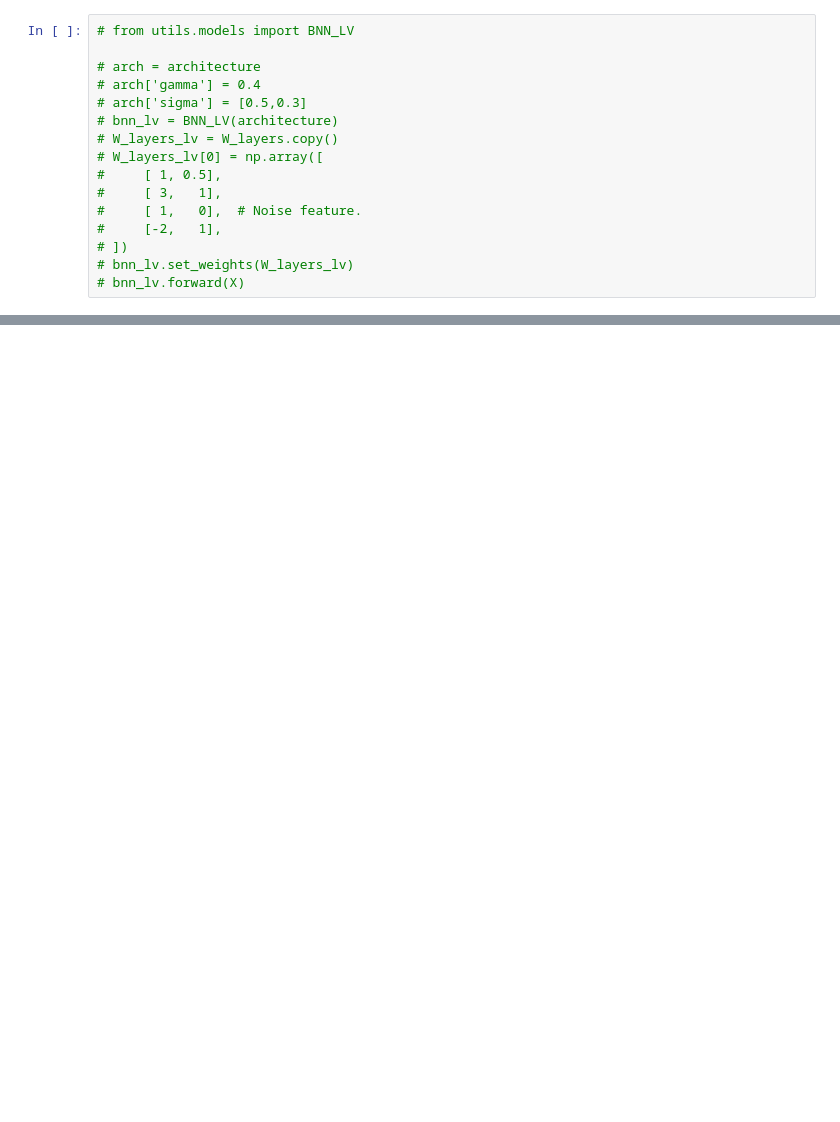
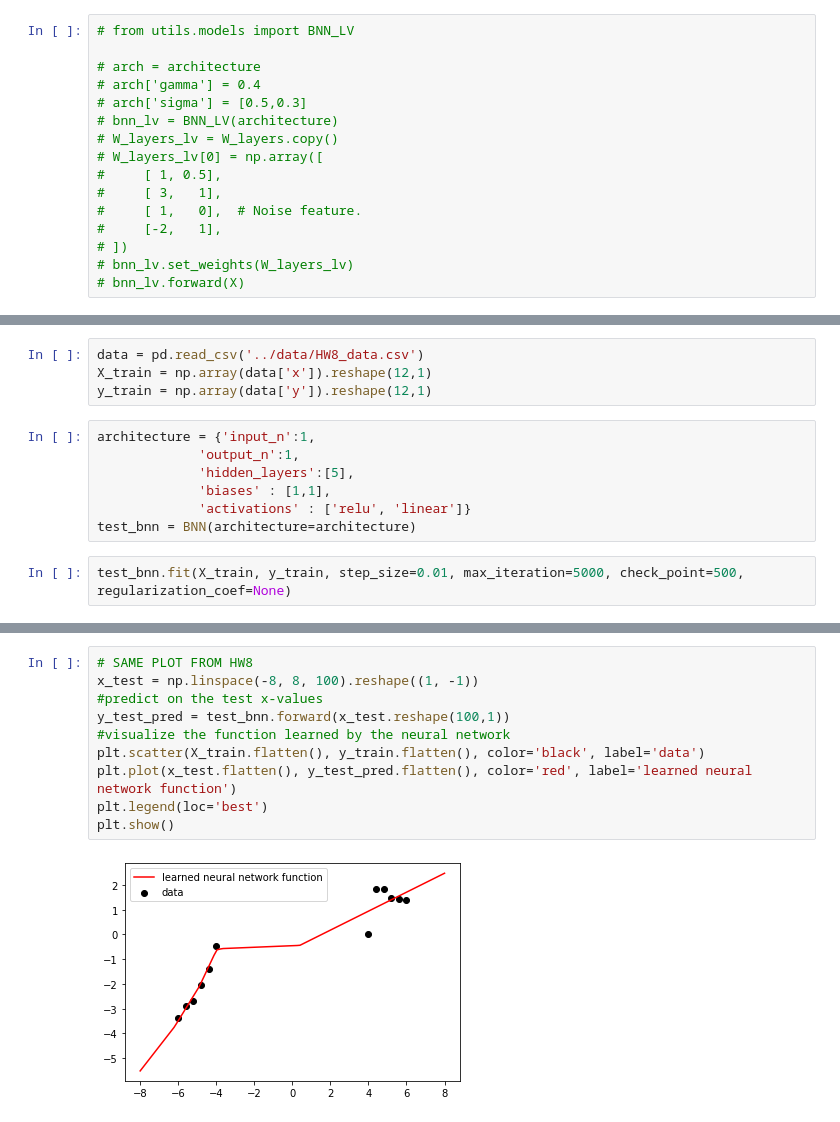
Before and after one commit to 2020fa-207-final-project/decomposition-of-uncertainty, a Jupyter notebook: notebooks/demo_neural_net.ipynb, the cells around one changed output, grey strips where cells are left out. Cells and saved outputs as stored; diff of their text form; blank space fills up the shorter version.

```diff
--- a/notebooks/demo_neural_net.ipynb
+++ b/notebooks/demo_neural_net.ipynb
@@ -100,0 +98,13 @@ Layer 4 : [[  4. -14.]]
+# %%
+data = pd.read_csv('../data/HW8_data.csv')
+X_train = np.array(data['x']).reshape(12,1)
+y_train = np.array(data['y']).reshape(12,1)
+# %%
+architecture = {'input_n':1,
+             'output_n':1,
+             'hidden_layers':[5],
+             'biases' : [1,1],
+             'activations' : ['relu', 'linear']}
+test_bnn = BNN(architecture=architecture)
+# %%
+test_bnn.fit(X_train, y_train, step_size=0.01, max_iteration=5000, check_point=500, regularization_coef=None)
@@ -100,0 +122,12 @@ Layer 4 : [[  4. -14.]]
+# %%
+# SAME PLOT FROM HW8
+x_test = np.linspace(-8, 8, 100).reshape((1, -1))
+#predict on the test x-values
+y_test_pred = test_bnn.forward(x_test.reshape(100,1))
+#visualize the function learned by the neural network
+plt.scatter(X_train.flatten(), y_train.flatten(), color='black', label='data')
+plt.plot(x_test.flatten(), y_test_pred.flatten(), color='red', label='learned neural network function')
+plt.legend(loc='best')
+plt.show()
+# %% [output]
+[figure, added]
```
Also changed, not shown: parts of 7 cells of this notebook.
